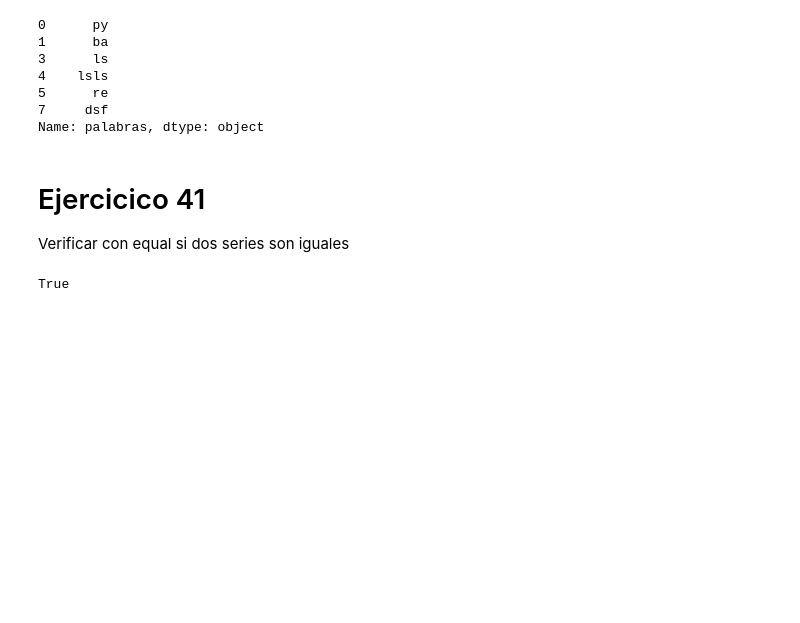
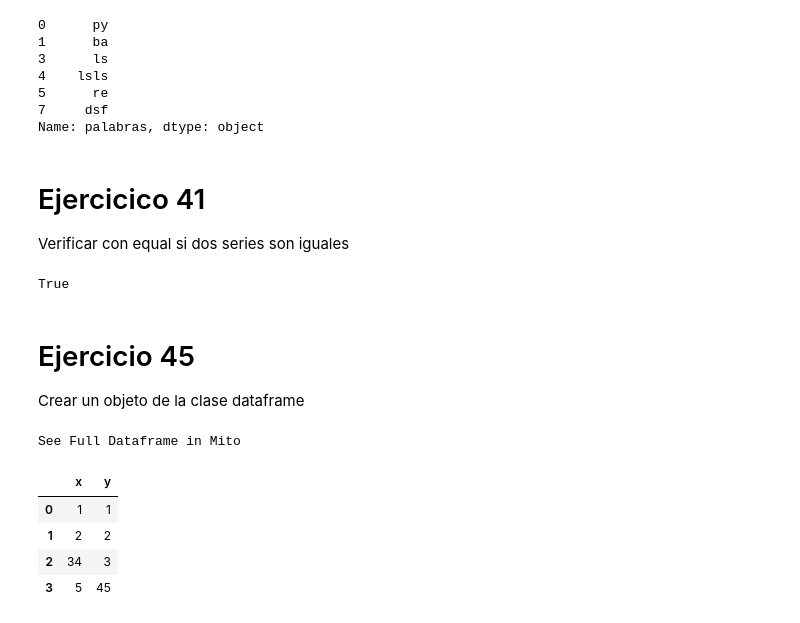
Before and after one commit to TherealVL/Ejercicios_Pandas, a Jupyter notebook: Ejercicios_Panda.ipynb, the cells around one changed output. Cells and saved outputs as stored; diff of their text form; code cells hidden in the pictures; blank space fills up the shorter version.

Commit message:
Ejercicio 45

```diff
--- a/Ejercicios_Panda.ipynb
+++ b/Ejercicios_Panda.ipynb
@@ -575,3 +575,18 @@ serie41b = pd.Series(datos41b)
 serie41a.equals(serie41b)
 # %% [output]
 True
+# %% [markdown]
+# Ejercicio 45
+Crear un objeto de la clase dataframe
+# %%
+datos45 = {"x": [1,2,34,5], "y":[1,2,3,45]}
+# %%
+df45 = pd.DataFrame(datos45)
+df45
+# %% [output]
+See Full Dataframe in Mito
+|  | x | y |
+| 0 | 1 | 1 |
+| 1 | 2 | 2 |
+| 2 | 34 | 3 |
+| 3 | 5 | 45 |
```
